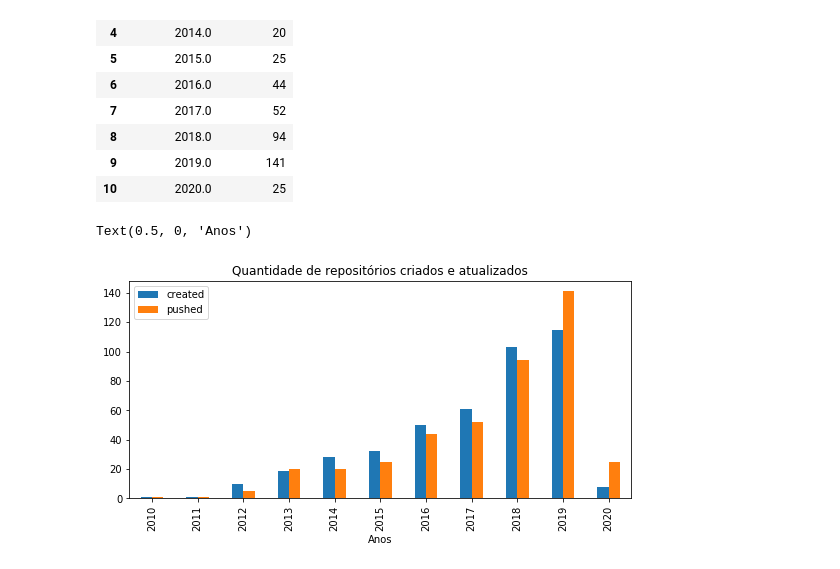
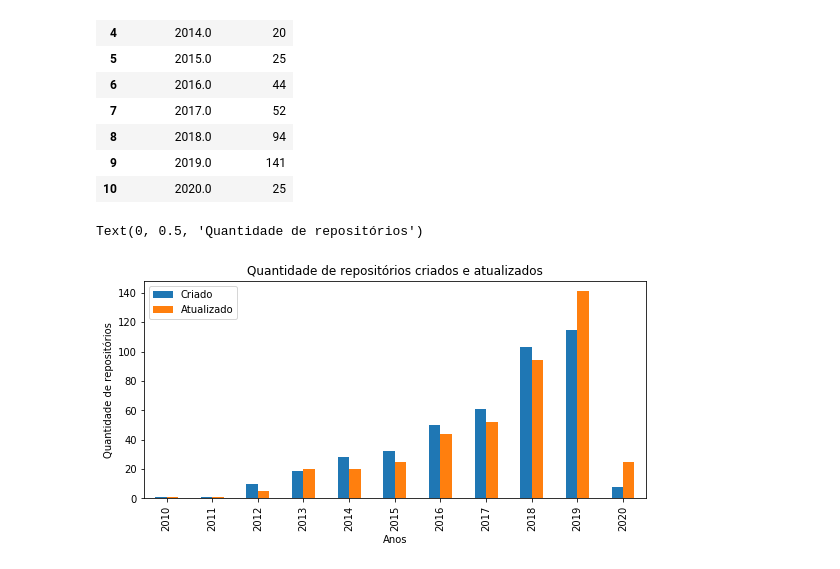
Before and after one commit to Lorenaps/caracterizacao-dados-abertos-gov, a Jupyter notebook: analysis/analysis_repositories.ipynb, the cells around one changed output. Drawn from its saved outputs; the diff is of its cells as text; code cells hidden in the pictures.

```diff
--- a/analysis/analysis_repositories.ipynb
+++ b/analysis/analysis_repositories.ipynb
@@ -188,0 +193,2 @@ A partir do campo _location_ do _owner_ do repositório - Top 15
+# %%
+repo['owner_location'] = repo['owner_location'].fillna("Não Informado")
@@ -209,6 +290,6 @@ repo.groupby('owner_location').size().reset_index(name='Quantidade').sort_values
 ### Criação e atualização dos repositórios
 # %%
 created_repo = repo[['full_name', 'created_at_ano']]
-pushed_by_year = pushed_repo.groupby('pushed_at_ano').size().reset_index(name='quantidade').sort_values('pushed_at_ano')
-pushed_by_year
+created_by_year = created_repo.groupby('created_at_ano').size().reset_index(name='quantidade').sort_values('created_at_ano')
+created_by_year
 # %% [output]
@@ -242,14 +323,15 @@ pushed_by_year
 | 9 | 2019.0 | 141 |
 | 10 | 2020.0 | 25 |
 # %%
-created_pushed = pd.DataFrame({'created': created_by_year['quantidade'].values,
-                   'pushed': pushed_by_year['quantidade'].values}, index=created_by_year['created_at_ano'])
+created_pushed = pd.DataFrame({'Criado': created_by_year['quantidade'].values,
+                   'Atualizado': pushed_by_year['quantidade'].values}, index=created_by_year['created_at_ano'])
 
 ax = created_pushed.plot.bar(title = "Quantidade de repositórios criados e atualizados")
 ax.set_xlabel("Anos")
+ax.set_ylabel("Quantidade de repositórios")
 # %% [output]
-Text(0.5, 0, 'Anos')
+Text(0, 0.5, 'Quantidade de repositórios')
-[figure, old version]
+[figure, new version]
 # %%
 axes = created_pushed.plot.bar(rot=0, subplots=True)
 
```
Also changed, not shown: parts of 6 cells of this notebook.
